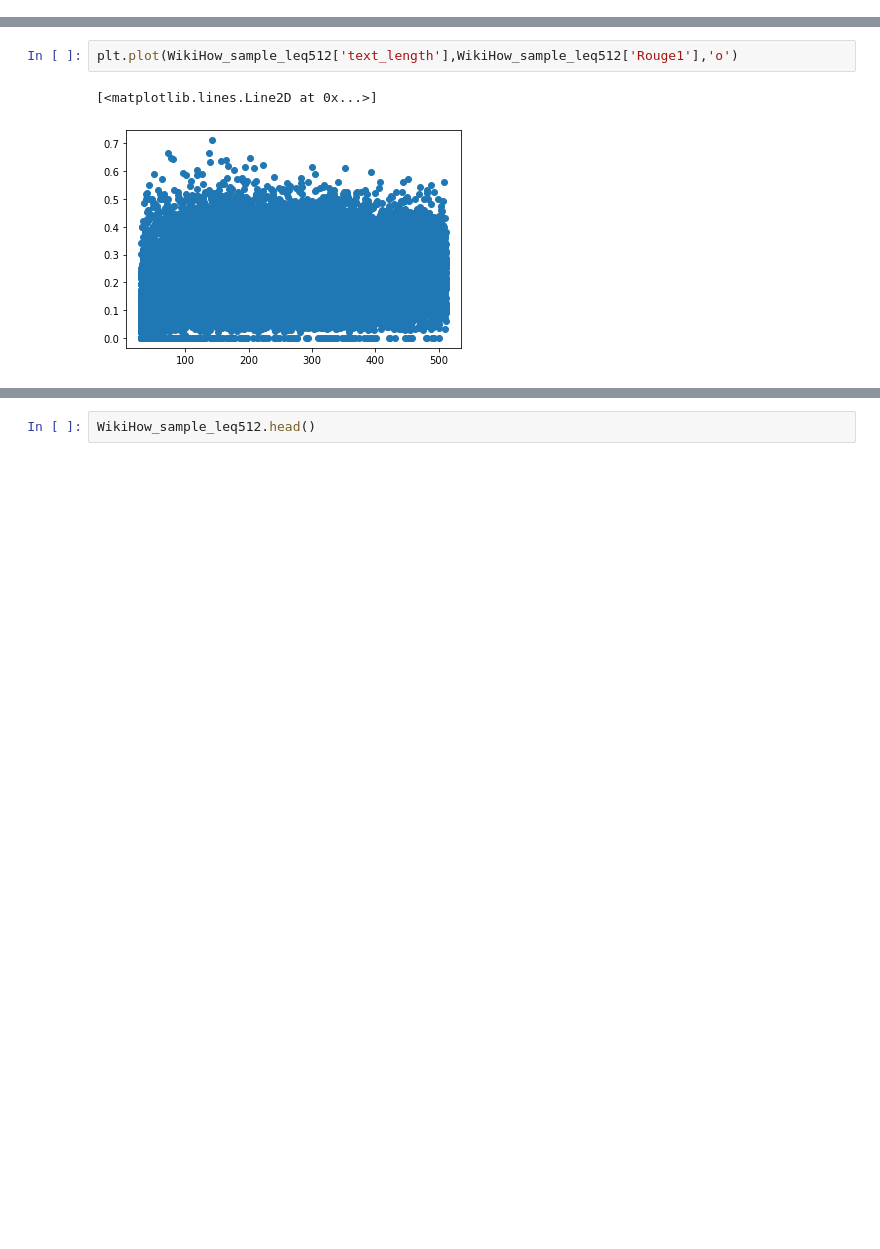
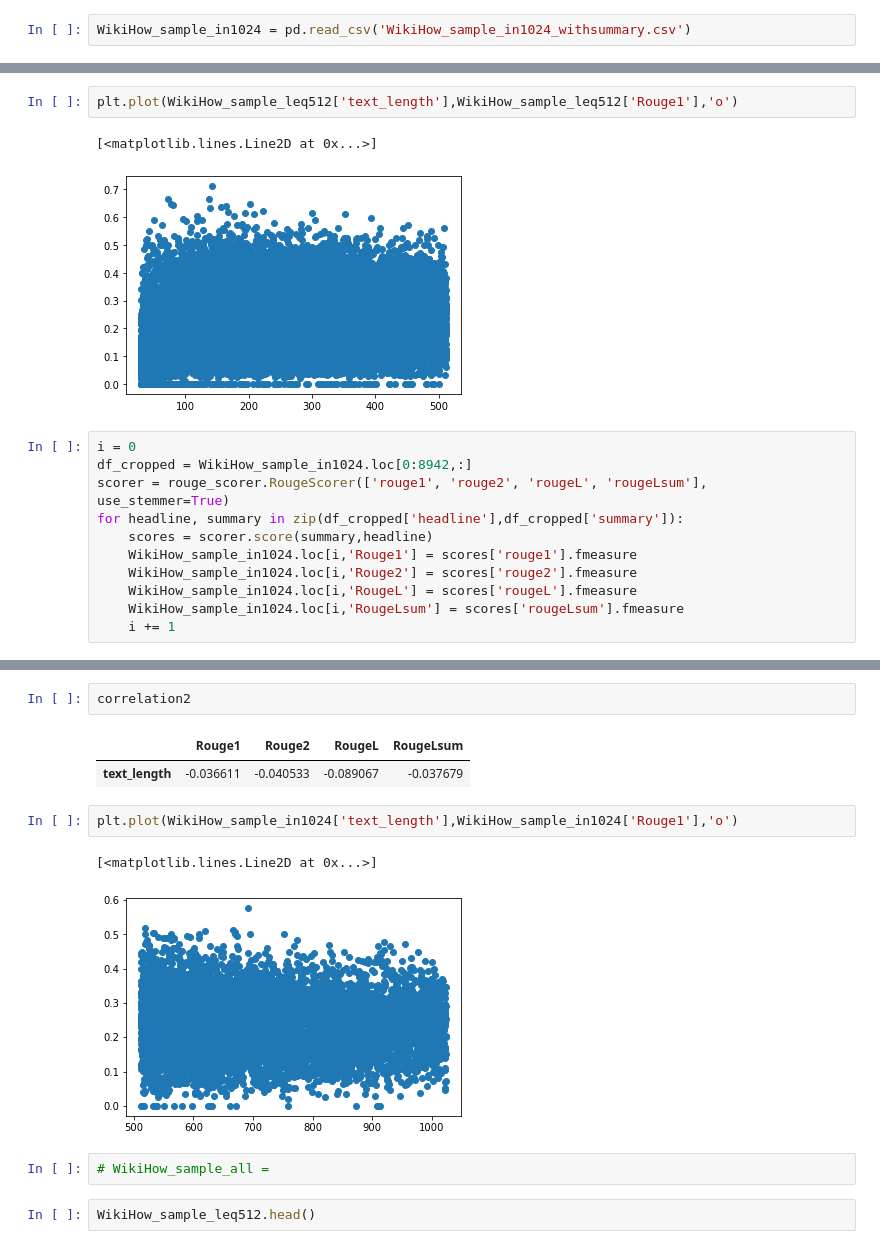
Before and after one commit to vanessa-ig/Text_Summarisation_SNLP, a Jupyter notebook: Experiment_2.ipynb, the cells around one changed output, grey strips where cells are left out. Cells and saved outputs as stored; diff of their text form; blank space fills up the shorter version.

```diff
--- a/Experiment_2.ipynb
+++ b/Experiment_2.ipynb
@@ -35,3 +35,5 @@ WikiHow_sample_leq512 = pd.read_csv('WikiHow_sample_leq512_withsummary.csv')
+# %%
+WikiHow_sample_in1024 = pd.read_csv('WikiHow_sample_in1024_withsummary.csv')
 # %%
 i = 0
 df_cropped = WikiHow_sample_leq512.loc[0:36200,:]
@@ -63,3 +63,14 @@ plt.plot(WikiHow_sample_leq512['text_length'],WikiHow_sample_leq512['Rouge1'],'o
 # %% [output]
 [<matplotlib.lines.Line2D at 0x...>]
 [figure]
+# %%
+i = 0
+df_cropped = WikiHow_sample_in1024.loc[0:8942,:]
+scorer = rouge_scorer.RougeScorer(['rouge1', 'rouge2', 'rougeL', 'rougeLsum'], use_stemmer=True)
+for headline, summary in zip(df_cropped['headline'],df_cropped['summary']):
+    scores = scorer.score(summary,headline)
+    WikiHow_sample_in1024.loc[i,'Rouge1'] = scores['rouge1'].fmeasure
+    WikiHow_sample_in1024.loc[i,'Rouge2'] = scores['rouge2'].fmeasure
+    WikiHow_sample_in1024.loc[i,'RougeL'] = scores['rougeL'].fmeasure
+    WikiHow_sample_in1024.loc[i,'RougeLsum'] = scores['rougeLsum'].fmeasure
+    i += 1
@@ -66,3 +85,15 @@ plt.plot(WikiHow_sample_leq512['text_length'],WikiHow_sample_leq512['Rouge1'],'o
+# %%
+correlation2
+# %% [output]
+|  | Rouge1 | Rouge2 | RougeL | RougeLsum |
+| text_length | -0.036611 | -0.040533 | -0.089067 | -0.037679 |
+# %%
+plt.plot(WikiHow_sample_in1024['text_length'],WikiHow_sample_in1024['Rouge1'],'o')
+# %% [output]
+[<matplotlib.lines.Line2D at 0x...>]
+[figure, added]
+# %%
+# WikiHow_sample_all =
 # %%
 WikiHow_sample_leq512.head()
 # %% [output]
```
Also changed, not shown: parts of 12 cells of this notebook.
